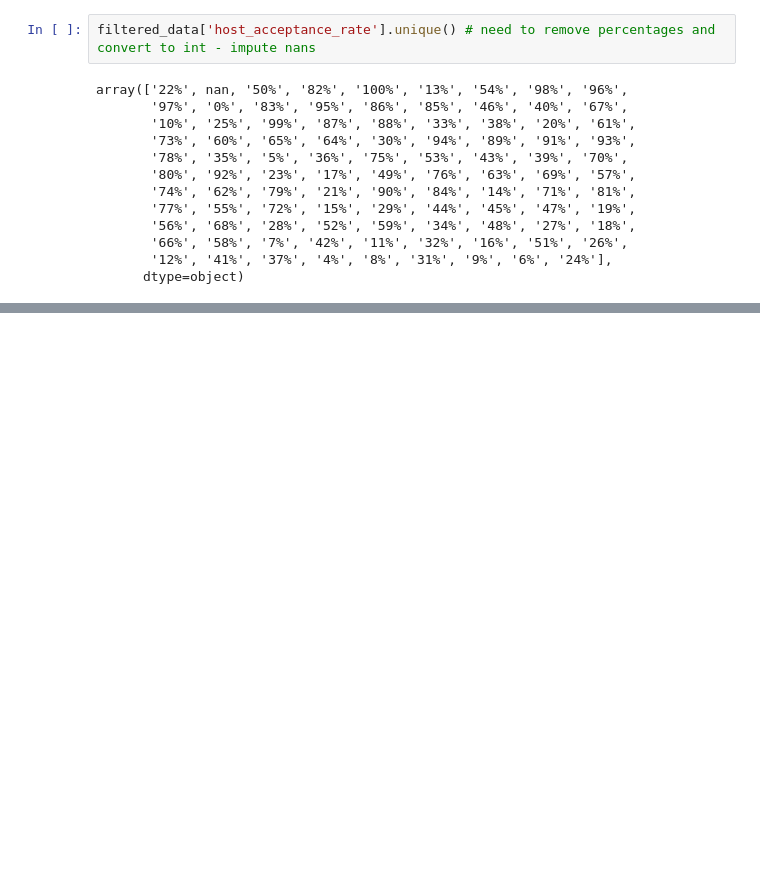
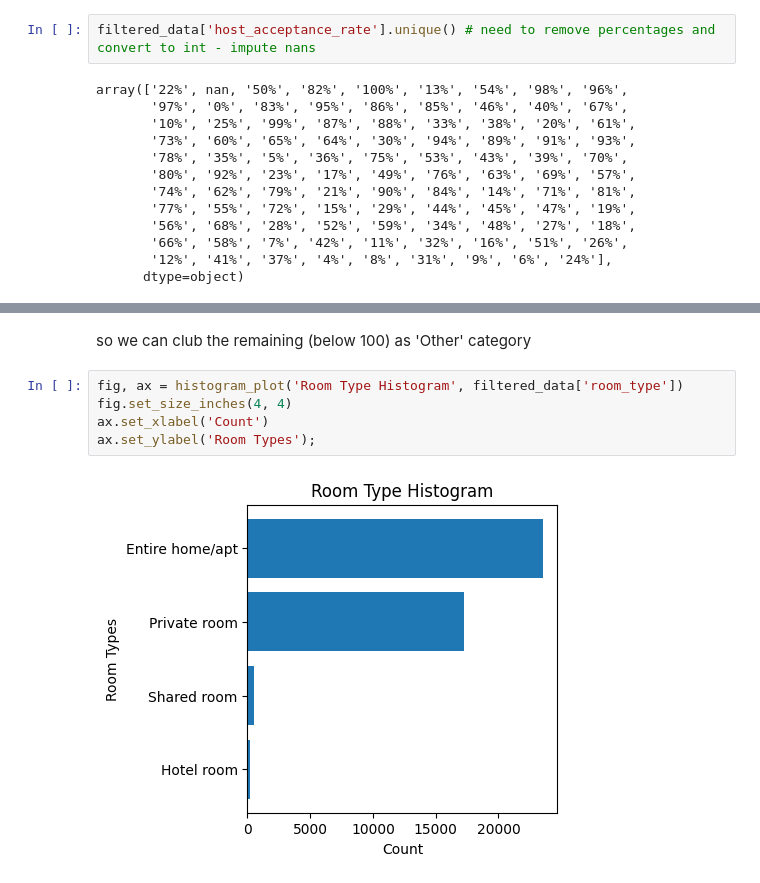
Before and after one commit to akshi-saxena/airbnb-price-prediction, a Jupyter notebook: Airbnb_Price_Prediction.ipynb, the cells around one changed output, grey strips where cells are left out. Drawn from its saved outputs; the diff is of its cells as text; blank space fills up the shorter version.

```diff
--- a/Airbnb_Price_Prediction.ipynb
+++ b/Airbnb_Price_Prediction.ipynb
@@ -215,0 +397,9 @@ array(["['email', 'phone', 'work_email']", "['email', 'phone']",
+# %% [markdown]
+so we can club the remaining (below 100) as 'Other' category
+# %%
+fig, ax = histogram_plot('Room Type Histogram', filtered_data['room_type'])
+fig.set_size_inches(4, 4)
+ax.set_xlabel('Count')
+ax.set_ylabel('Room Types');
+# %% [output]
+[figure, added]
```
Also changed, not shown: parts of 37 cells of this notebook.
